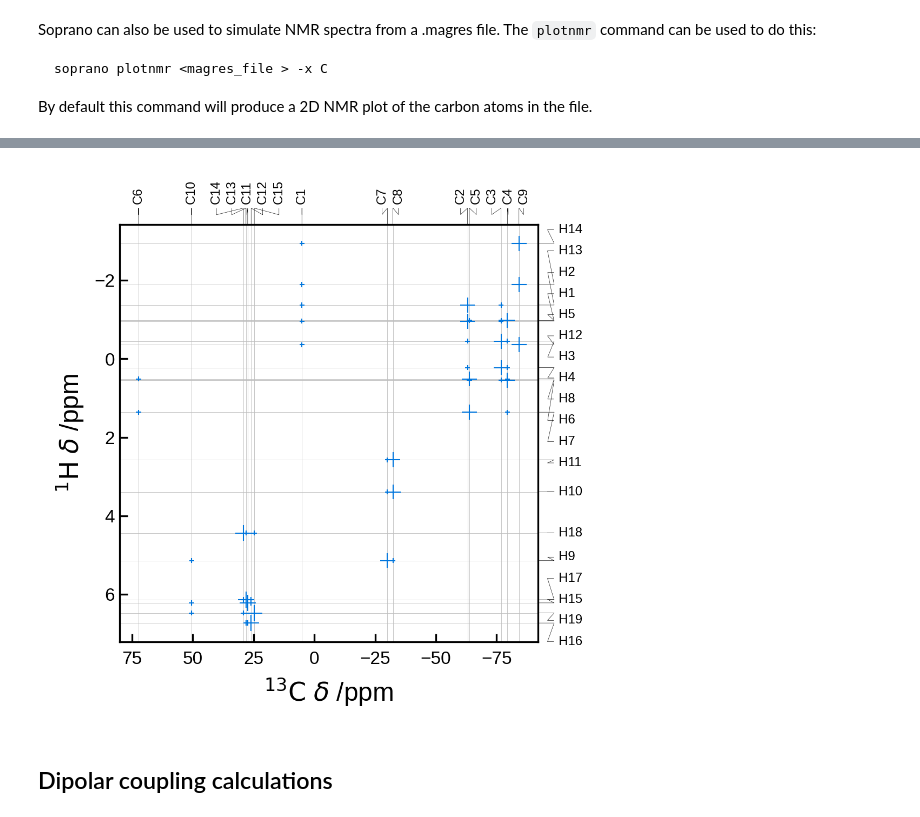
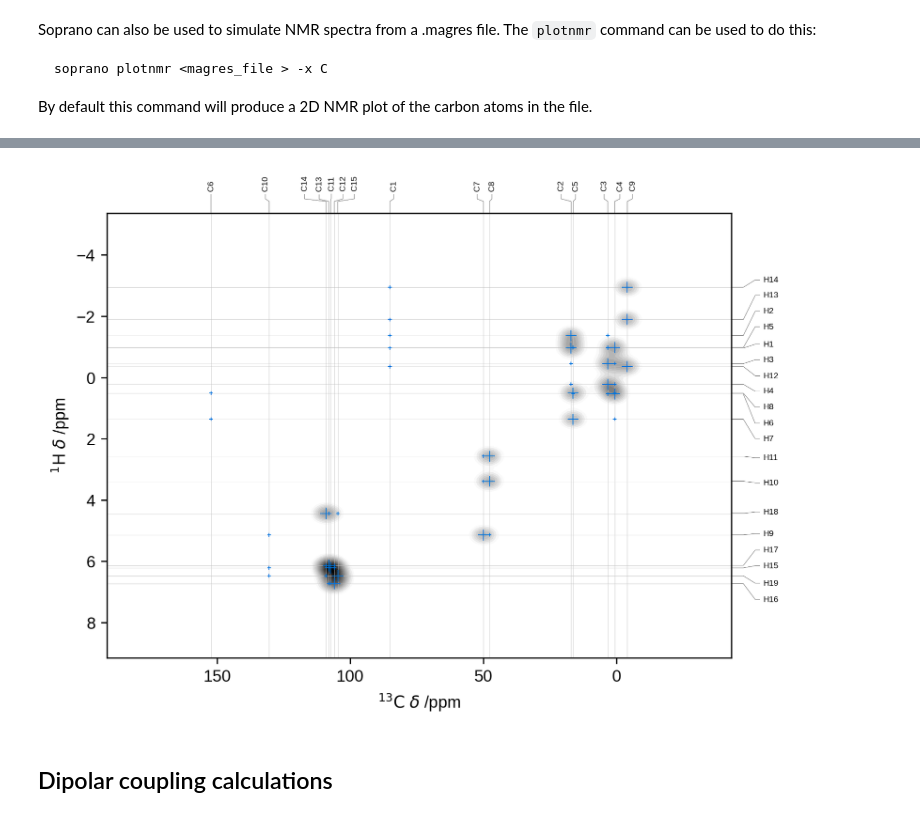
Before and after one commit to CCP-NC/soprano, a Jupyter notebook: tutorials/07-soprano-cli.ipynb, the cells around one changed output, grey strips where cells are left out. Saved outputs shown, nothing was run; the diff lists cells and outputs as text; code cells hidden in the pictures.

```diff
--- a/tutorials/07-soprano-cli.ipynb
+++ b/tutorials/07-soprano-cli.ipynb
@@ -221,10 +221,12 @@ By default this command will produce a 2D NMR plot of the carbon atoms in the fi
     ../tests/test_data/EDIZUM.magres \
     -x C \
     -y H \
-    --references C:100,H:30 \
-    --scale-marker-by dipolar \
+    --references C:180,H:30 \
+    --weight-by dipolar \
     --rcut 2.5 \
     --no-legend \
+    --heatmap \
+    --colormap grey_r \
     -o ./_temp_output/plot_results.png
 Image(filename='_temp_output/plot_results.png')
 # %% [output]
@@ -232,4 +233,4 @@ Image(filename='_temp_output/plot_results.png')
-[figure, old version]
+[figure, new version]
 # %% [markdown]
 ## Dipolar coupling calculations
 # %% [markdown]
```
Also changed, not shown: parts of 7 cells of this notebook, 4 other files.
